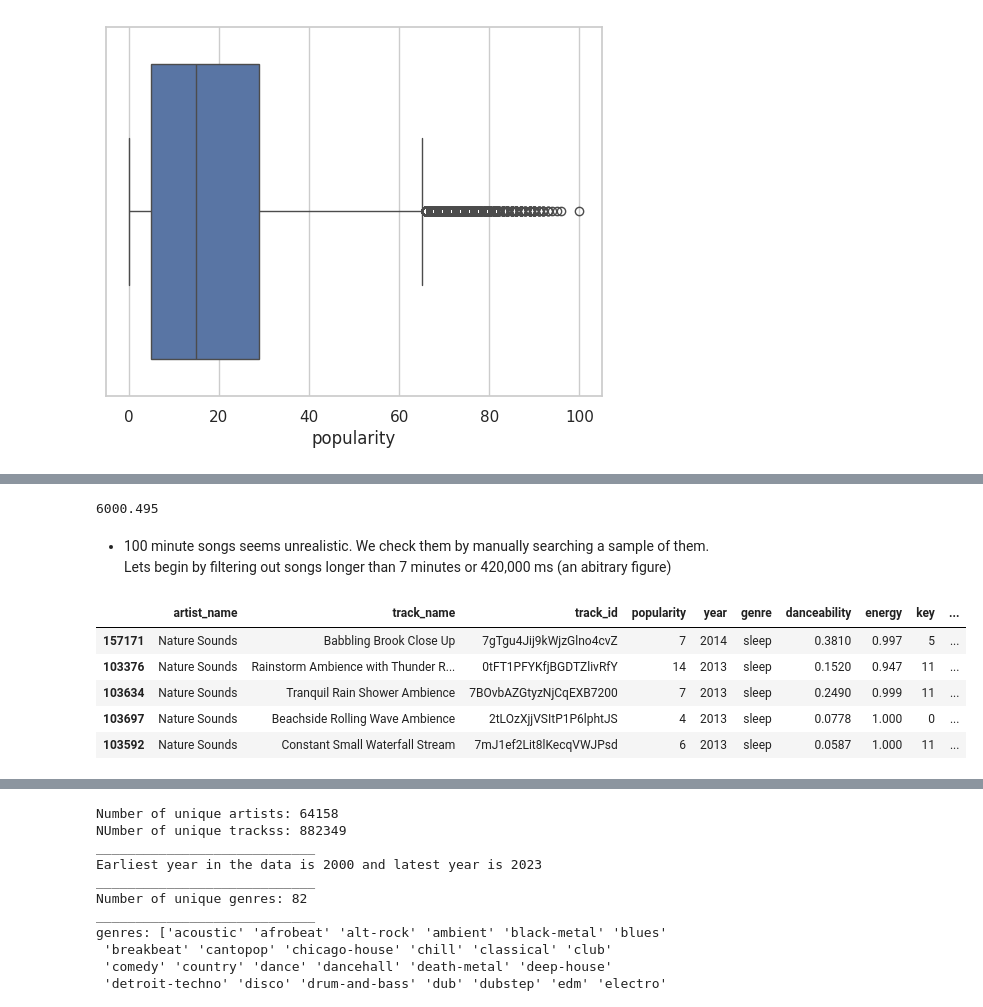
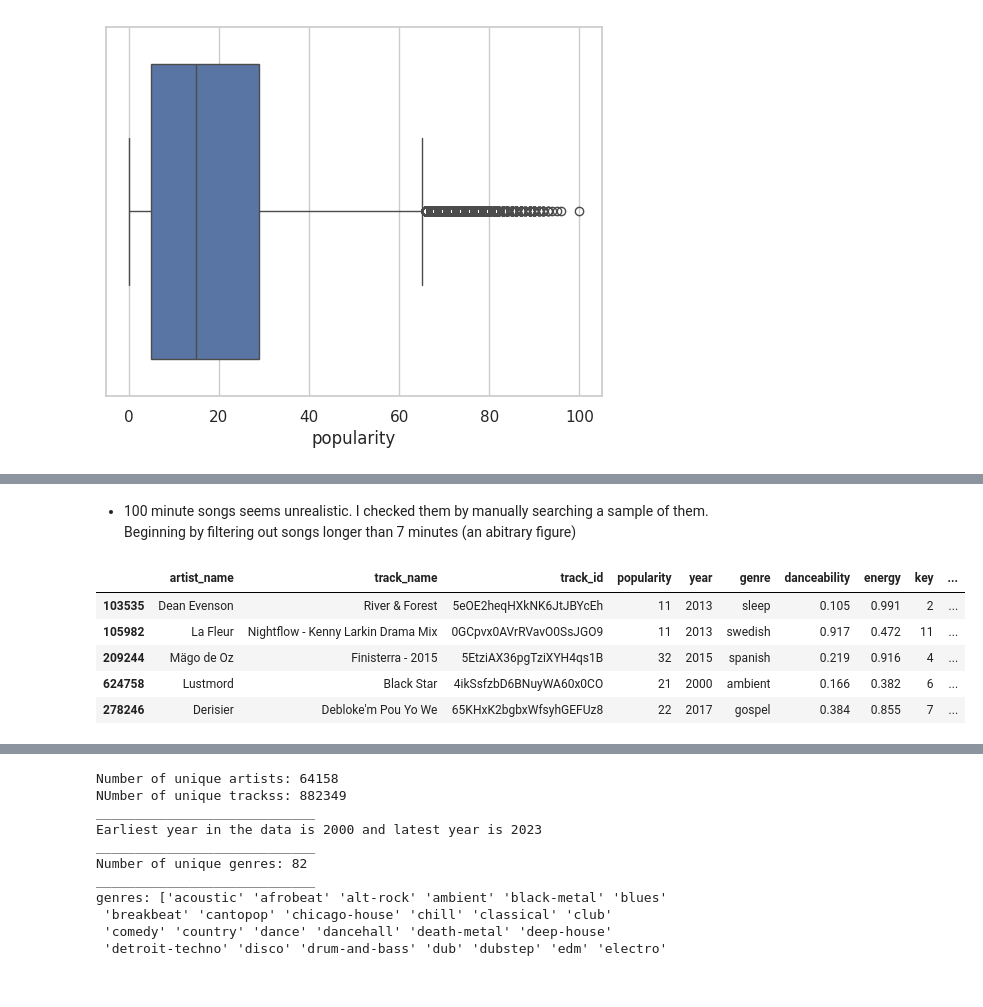
Before and after one commit to mark-kibui/Spotify_Recommendation, a Jupyter notebook: SpotifyMillionSongs.ipynb, the cells around one changed output, grey strips where cells are left out. Drawn from its saved outputs; the diff is of its cells as text; code cells hidden in the pictures.

```diff
--- a/SpotifyMillionSongs.ipynb
+++ b/SpotifyMillionSongs.ipynb
@@ -229,20 +302,16 @@ sns.boxplot(x=df['duration_ms']/60000)
-# %%
-df['duration_ms'].max()/1000
-# %% [output]
-6000.495
 # %% [markdown]
-- 100 minute songs seems unrealistic. We check them by manually searching a sample of them. Lets begin by filtering out songs longer than 7 minutes or 420,000 ms (an abitrary figure)
+- 100 minute songs seems unrealistic. I checked them by manually searching a sample of them. Beginning by filtering out songs longer than 7 minutes (an abitrary figure)
 # %%
-# Filter for songs with duration greater than 420,000 ms
-filtered_songs = df[df['duration_minutes'] > 7].sort_values(by='duration_minutes', ascending=False)
+# Filter for songs with duration greater than 7 minutes
+filtered_songs = df[(df['duration_minutes'] > 7) & (df['duration_minutes'] < 15)].sort_values(by='duration_minutes', ascending=False)
 filtered_songs.head()
 # %% [output]
 |  | artist_name | track_name | track_id | popularity | year | genre | danceability | energy | key | ... |
-| 157171 | Nature Sounds | Babbling Brook Close Up | 7gTgu4Jij9kWjzGlno4cvZ | 7 | 2014 | sleep | 0.3810 | 0.997 | 5 | ... |
-| 103376 | Nature Sounds | Rainstorm Ambience with Thunder R... | 0tFT1PFYKfjBGDTZlivRfY | 14 | 2013 | sleep | 0.1520 | 0.947 | 11 | ... |
-| 103634 | Nature Sounds | Tranquil Rain Shower Ambience | 7BOvbAZGtyzNjCqEXB7200 | 7 | 2013 | sleep | 0.2490 | 0.999 | 11 | ... |
-| 103697 | Nature Sounds | Beachside Rolling Wave Ambience | 2tLOzXjjVSItP1P6lphtJS | 4 | 2013 | sleep | 0.0778 | 1.000 | 0 | ... |
-| 103592 | Nature Sounds | Constant Small Waterfall Stream | 7mJ1ef2Lit8lKecqVWJPsd | 6 | 2013 | sleep | 0.0587 | 1.000 | 11 | ... |
+| 103535 | Dean Evenson | River & Forest | 5eOE2heqHXkNK6JtJBYcEh | 11 | 2013 | sleep | 0.105 | 0.991 | 2 | ... |
+| 105982 | La Fleur | Nightflow - Kenny Larkin Drama Mix | 0GCpvx0AVrRVavO0SsJGO9 | 11 | 2013 | swedish | 0.917 | 0.472 | 11 | ... |
+| 209244 | Mägo de Oz | Finisterra - 2015 | 5EtziAX36pgTziXYH4qs1B | 32 | 2015 | spanish | 0.219 | 0.916 | 4 | ... |
+| 624758 | Lustmord | Black Star | 4ikSsfzbD6BNuyWA60x0CO | 21 | 2000 | ambient | 0.166 | 0.382 | 6 | ... |
+| 278246 | Derisier | Debloke'm Pou Yo We | 65KHxK2bgbxWfsyhGEFUz8 | 22 | 2017 | gospel | 0.384 | 0.855 | 7 | ... |
 # %%
 filtered_songs_greater_twenty = df[df['duration_minutes'] > 15].sort_values(by='duration_minutes', ascending=False)
 filtered_songs_greater_twenty.sample(2)
```
Also changed, not shown: parts of 70 cells of this notebook, 1 other file.
